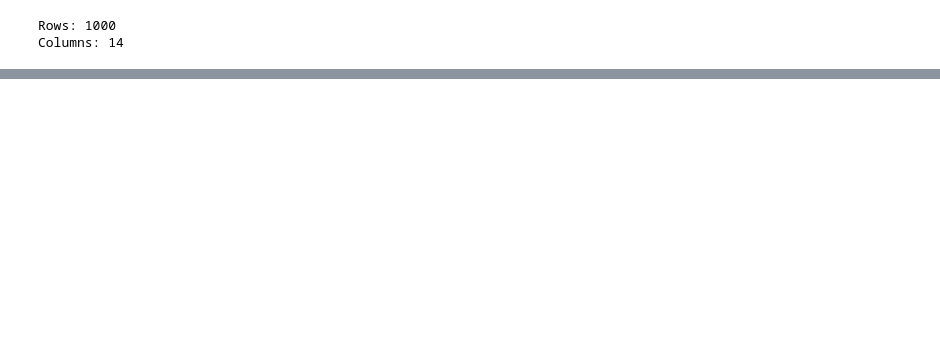
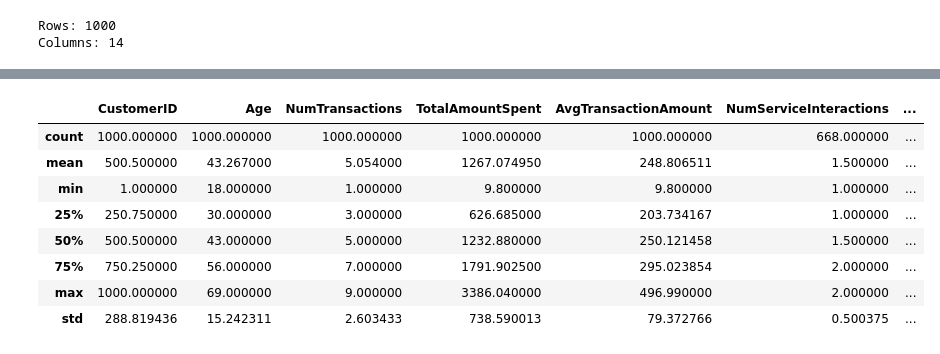
Before and after one commit to ashishpra28/Lloyds-Banking-Group-Job-Simulation, a Jupyter notebook: notebooks/Task1-EDA.ipynb, the cells around one changed output, grey strips where cells are left out. Saved outputs shown, nothing was run; the diff lists cells and outputs as text; code cells hidden in the pictures; blank space fills up the shorter version.

```diff
--- a/notebooks/Task1-EDA.ipynb
+++ b/notebooks/Task1-EDA.ipynb
@@ -614,0 +655,13 @@ Columns: 14
+# %%
+# Check statistical summary
+final_df.describe()
+# %% [output]
+|  | CustomerID | Age | NumTransactions | TotalAmountSpent | AvgTransactionAmount | NumServiceInteractions | ... |
+| count | 1000.000000 | 1000.000000 | 1000.000000 | 1000.000000 | 1000.000000 | 668.000000 | ... |
+| mean | 500.500000 | 43.267000 | 5.054000 | 1267.074950 | 248.806511 | 1.500000 | ... |
+| min | 1.000000 | 18.000000 | 1.000000 | 9.800000 | 9.800000 | 1.000000 | ... |
+| 25% | 250.750000 | 30.000000 | 3.000000 | 626.685000 | 203.734167 | 1.000000 | ... |
+| 50% | 500.500000 | 43.000000 | 5.000000 | 1232.880000 | 250.121458 | 1.500000 | ... |
+| 75% | 750.250000 | 56.000000 | 7.000000 | 1791.902500 | 295.023854 | 2.000000 | ... |
+| max | 1000.000000 | 69.000000 | 9.000000 | 3386.040000 | 496.990000 | 2.000000 | ... |
+| std | 288.819436 | 15.242311 | 2.603433 | 738.590013 | 79.372766 | 0.500375 | ... |
```
Also changed, not shown: parts of 6 cells of this notebook.
